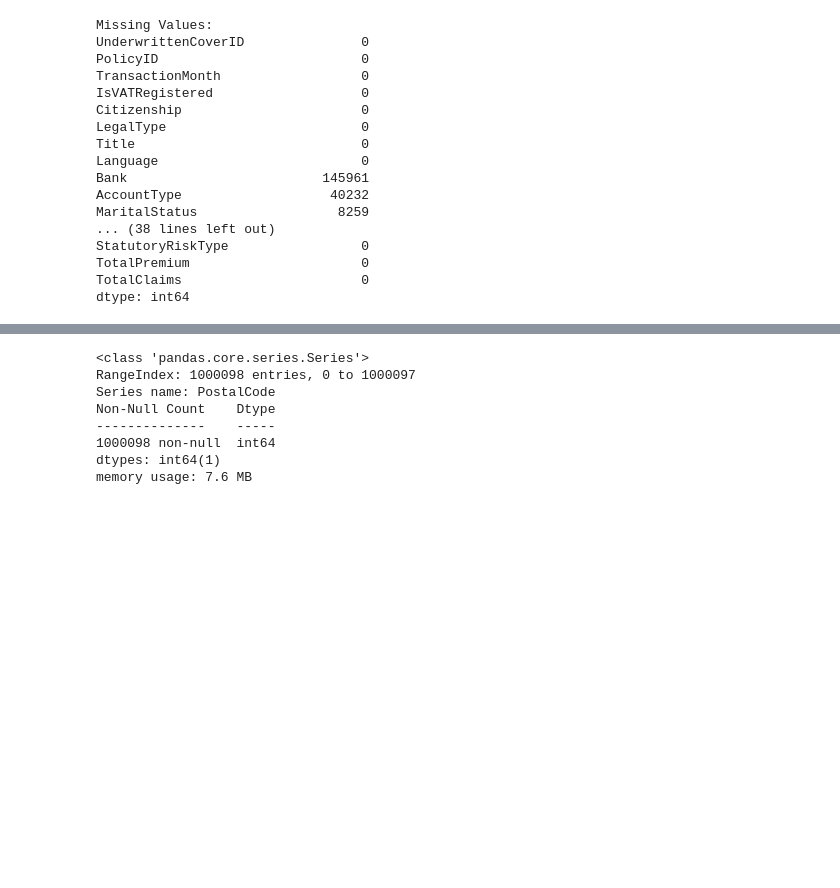
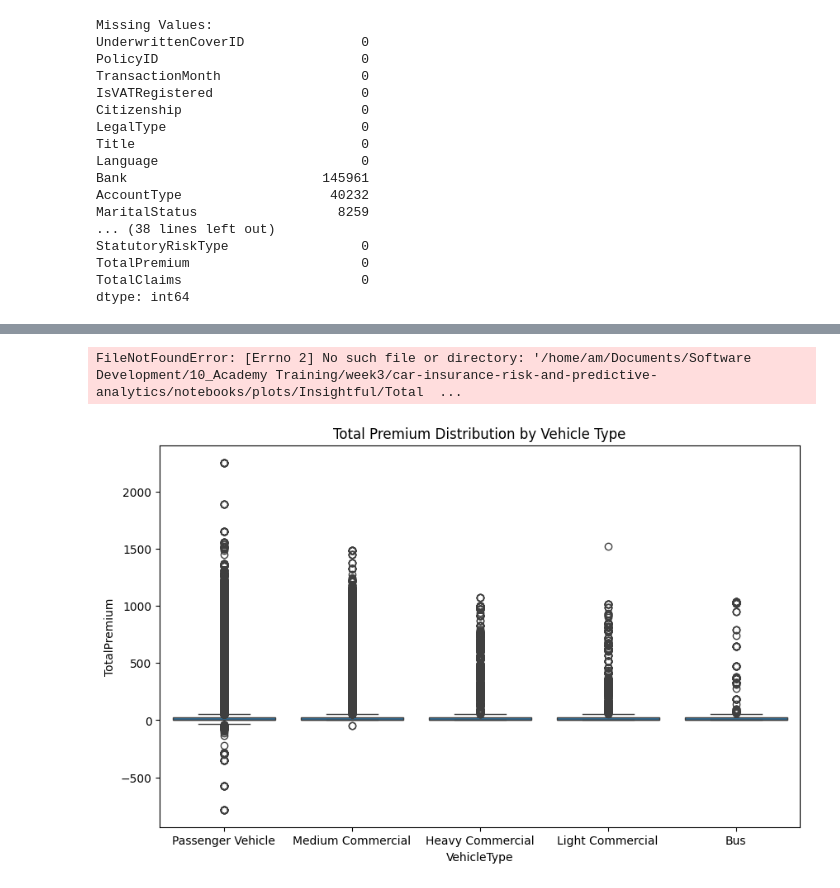
Before and after one commit to amare1990/car-insurance-risk-and-predictive-analytics, a Jupyter notebook: notebooks/eda.ipynb, the cells around one changed output, grey strips where cells are left out. Drawn from its saved outputs; the diff is of its cells as text; code cells hidden in the pictures; blank space fills up the shorter version.

```diff
--- a/notebooks/eda.ipynb
+++ b/notebooks/eda.ipynb
@@ -9,9 +9,8 @@ curr_dir
 # %% [output]
 '/home/am/Documents/Software Development/10_Academy Training/week3/car-insurance-risk-and-predictive-analytics/notebooks'
 # %%
-from scripts.get_data import get_data
+import pandas as pd
+df = pd.read_csv("../data/MachineLearningRating_v3.csv")
-# %%
-df = get_data()
 # %%
 df.shape
 # %% [output]
@@ -66,11 +68,3 @@ ValueError: could not convert string to float: '2015-03-01 00:00:00'
 # %%
-df['PostalCode'].info()
+# Analysis of CoverType, Make by geographical places,i.e., Provinces
+eda_analysis.geographical_trend()
-# %% [output]
-<class 'pandas.core.series.Series'>
-RangeIndex: 1000098 entries, 0 to 1000097
-Series name: PostalCode
-Non-Null Count    Dtype
---------------    -----
-1000098 non-null  int64
-dtypes: int64(1)
-memory usage: 7.6 MB
@@ -76,0 +74,9 @@ memory usage: 7.6 MB
+# %%
+# Three insightful visualizations from the car insurance company
+# 1. Box plot of Total Premium Distribution by Vehicle Type
+# 2. Bar chart of Total Claims by CoverType
+# 3. Bar chart for Total Premiums by Province
+eda_analysis.create_insightful_visualizations()
+# %% [output]
+FileNotFoundError: [Errno 2] No such file or directory: '/home/am/Documents/Software Development/10_Academy Training/week3/car-insurance-risk-and-predictive-analytics/notebooks/plots/Insightful/Total  ...
+[figure, added]
```
Also changed, not shown: parts of 4 cells of this notebook, 3 other files.
